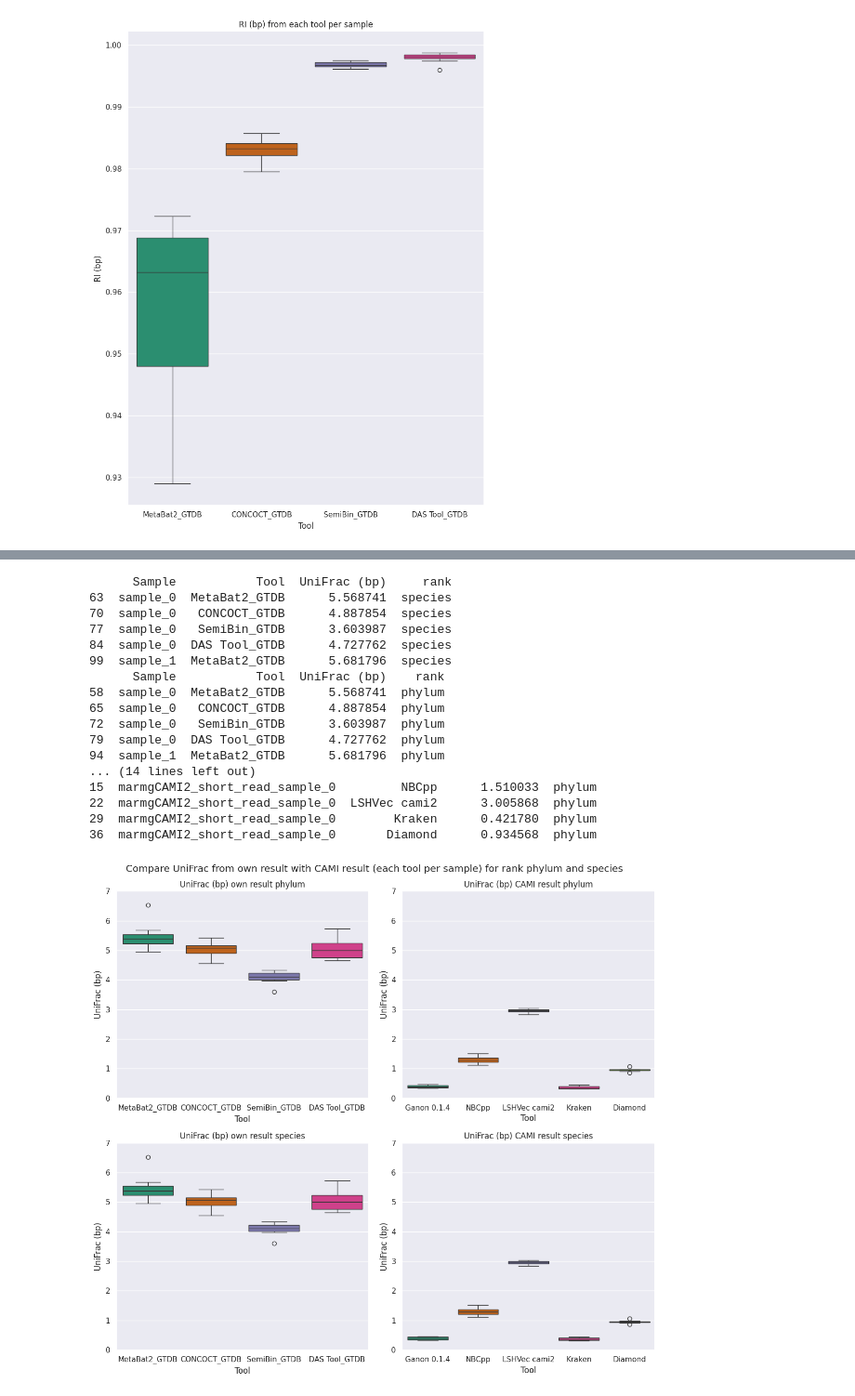
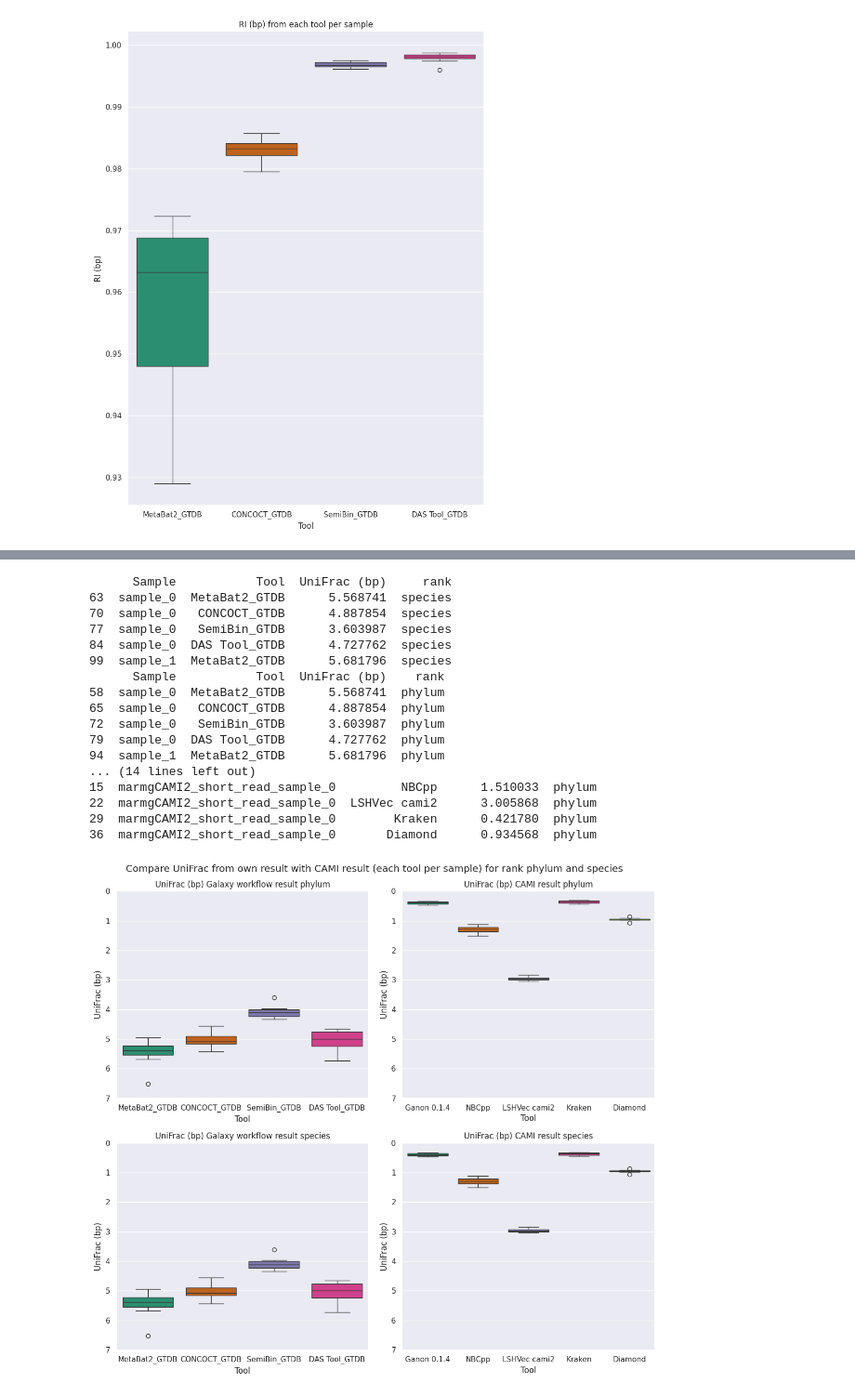
Before and after one commit to SantaMcCloud/Thesis, a Jupyter notebook: jupyternotebooks/plots.ipynb, the cells around one changed output, grey strips where cells are left out. Shown at 93% size. Saved outputs shown, nothing was run; the diff lists cells and outputs as text; code cells hidden in the pictures.

```diff
--- a/jupyternotebooks/plots.ipynb
+++ b/jupyternotebooks/plots.ipynb
@@ -1081,37 +1075,37 @@ sub_df_results_species = sub_df_results[sub_df_results['rank'] == 'species']
 sub_df_results_phylum = sub_df_results[sub_df_results['rank'] == 'phylum']
 print(sub_df_results.head())
 print(sub_df_results_species.head())
 print(sub_df_results_phylum.head())
 
 fig, axes = plt.subplots(2, 2, figsize=(12, 11))
 
 fig.suptitle('Compare UniFrac from own result with CAMI result (each tool per sample) for rank phylum and species')
 
-sns.boxplot(ax=axes[0, 0], x='Tool', y='UniFrac (bp)', data=uf_tax_df_phylum, palette='Dark2',legend=False, hue='Tool').set(title="UniFrac (bp) own result phylum")
+sns.boxplot(ax=axes[0, 0], x='Tool', y='UniFrac (bp)', data=uf_tax_df_phylum, palette='Dark2',legend=False, hue='Tool').set(title="UniFrac (bp) Galaxy workflow result phylum")
 sns.boxplot(ax=axes[0, 1], x='Tool', y='UniFrac (bp)', data=sub_df_results_phylum, palette='Dark2',legend=False, hue='Tool').set(title="UniFrac (bp) CAMI result phylum")
-sns.boxplot(ax=axes[1, 0], x='Tool', y='UniFrac (bp)', data=uf_tax_df_species, palette='Dark2',legend=False, hue='Tool').set(title="UniFrac (bp) own result species")
+sns.boxplot(ax=axes[1, 0], x='Tool', y='UniFrac (bp)', data=uf_tax_df_species, palette='Dark2',legend=False, hue='Tool').set(title="UniFrac (bp) Galaxy workflow result species")
 sns.boxplot(ax=axes[1, 1], x='Tool', y='UniFrac (bp)', data=sub_df_results_species, palette='Dark2',legend=False, hue='Tool').set(title="UniFrac (bp) CAMI result species")
-axes[0, 0].set_ylim(0, 7)
-axes[0, 1].set_ylim(0, 7)
-axes[1, 0].set_ylim(0, 7)
-axes[1, 1].set_ylim(0, 7)
+axes[0, 0].set_ylim(7, 0)
+axes[0, 1].set_ylim(7, 0)
+axes[1, 0].set_ylim(7, 0)
+axes[1, 1].set_ylim(7, 0)
 plt.tight_layout()
 # %% [output]
       Sample           Tool  UniFrac (bp)     rank
 63  sample_0  MetaBat2_GTDB      5.568741  species
 70  sample_0   CONCOCT_GTDB      4.887854  species
 77  sample_0   SemiBin_GTDB      3.603987  species
 84  sample_0  DAS Tool_GTDB      4.727762  species
 99  sample_1  MetaBat2_GTDB      5.681796  species
       Sample           Tool  UniFrac (bp)    rank
 58  sample_0  MetaBat2_GTDB      5.568741  phylum
 65  sample_0   CONCOCT_GTDB      4.887854  phylum
 72  sample_0   SemiBin_GTDB      3.603987  phylum
 79  sample_0  DAS Tool_GTDB      4.727762  phylum
 94  sample_1  MetaBat2_GTDB      5.681796  phylum
 ... (14 lines left out)
 15  marmgCAMI2_short_read_sample_0         NBCpp      1.510033  phylum
 22  marmgCAMI2_short_read_sample_0  LSHVec cami2      3.005868  phylum
 29  marmgCAMI2_short_read_sample_0        Kraken      0.421780  phylum
 36  marmgCAMI2_short_read_sample_0       Diamond      0.934568  phylum
-[figure, old version]
+[figure, new version]
```
Also changed, not shown: parts of 14 cells of this notebook, 3 other files.
